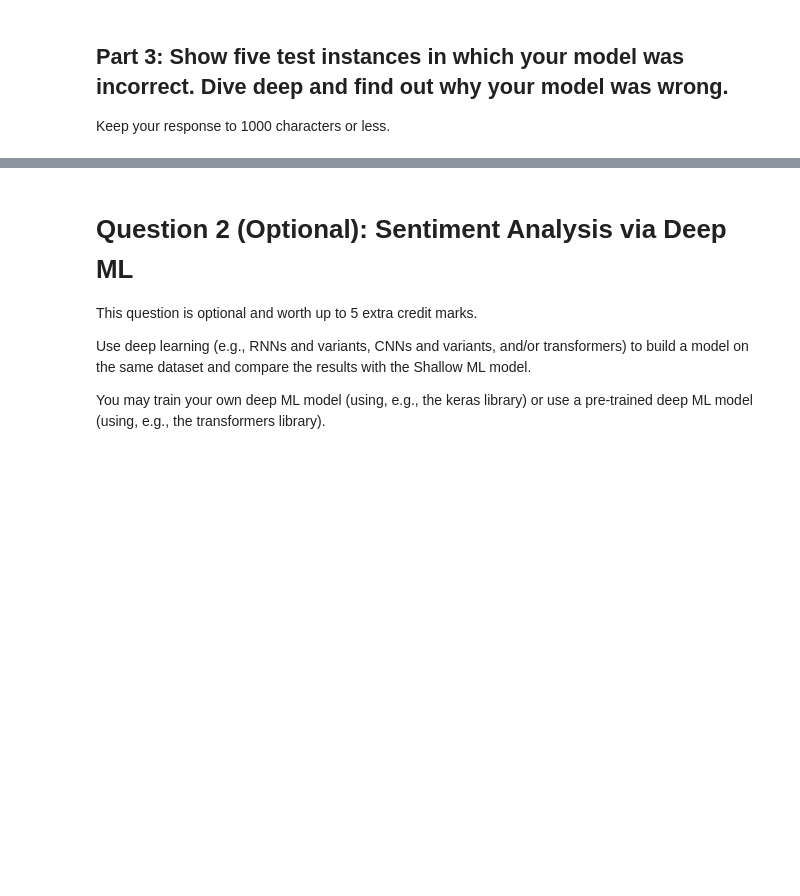
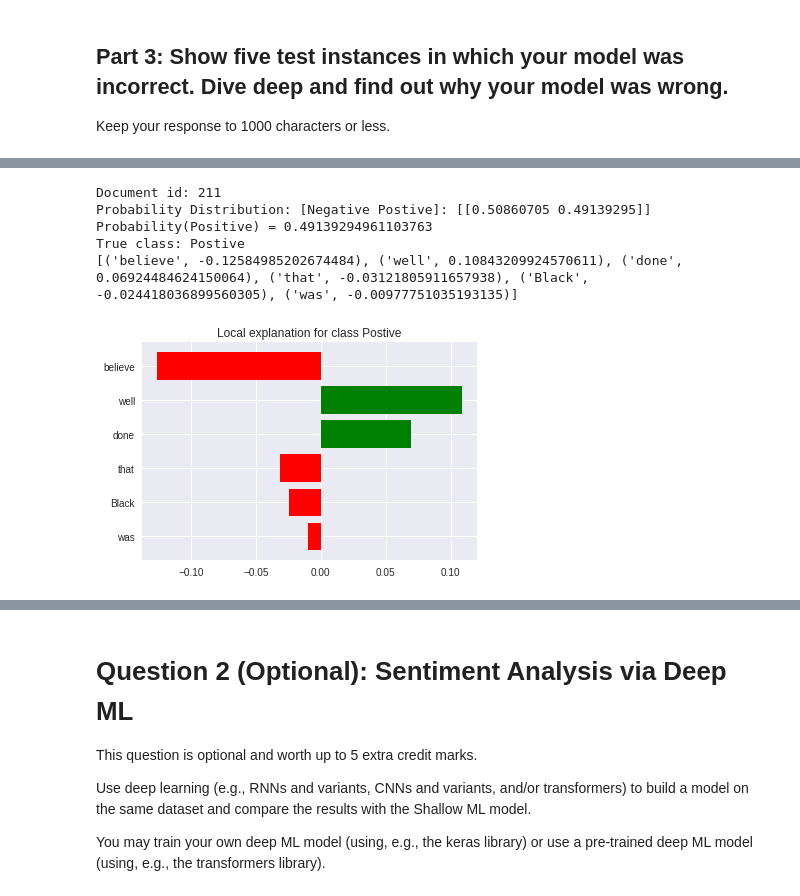
Before and after one commit to mohansameer1983/NLP, a Jupyter notebook: MMAI_2022_891_Individual_Assignment_Solution.ipynb, the cells around one changed output, grey strips where cells are left out. Cells and saved outputs as stored; diff of their text form; code cells hidden in the pictures; blank space fills up the shorter version.

```diff
--- a/MMAI_2022_891_Individual_Assignment_Solution.ipynb
+++ b/MMAI_2022_891_Individual_Assignment_Solution.ipynb
@@ -324,0 +529,27 @@ Insert answer here. (Feel free to create new code cells if necessary.)
+# %%
+###  Sentence-3 --> 'I believe that Pitch Black was done well.' [Pred-0;Actual-1]  ####
+
+idx=211
+
+#We are using top 6 features from document, which impacted the model prediction
+exp = explainer.explain_instance(test_df.Sentence[idx], pipe_nb.predict_proba, num_features=6)
+print('Document id: %d' % idx)
+print('Probability Distribution: [Negative Postive]:',pipe_nb.predict_proba([test_df.Sentence[idx]]))
+print('Probability(Positive) =', pipe_nb.predict_proba([test_df.Sentence[idx]])[0,1])
+print('True class: %s' % class_names[test_df.Polarity[idx]])
+print(exp.as_list())
+%matplotlib inline
+fig = exp.as_pyplot_figure()
+
+###
+#  *** Conclusion *** - Explanation generated below shows, model predicted this sentence as 'negaive'. But again its edge case.
+#                       Model considered word 'believe' as negative, which shows it learns it as something where it comes with negative feeling.
+#                       Again, stop words 'that', 'was' contributed negatively. If we remove those, it may help model predictions.
+###
+# %% [output]
+Document id: 211
+Probability Distribution: [Negative Postive]: [[0.50860705 0.49139295]]
+Probability(Positive) = 0.49139294961103763
+True class: Postive
+[('believe', -0.12584985202674484), ('well', 0.10843209924570611), ('done', 0.06924484624150064), ('that', -0.03121805911657938), ('Black', -0.024418036899560305), ('was', -0.00977751035193135)]
+[figure, added]
```
Also changed, not shown: parts of 42 cells of this notebook.
